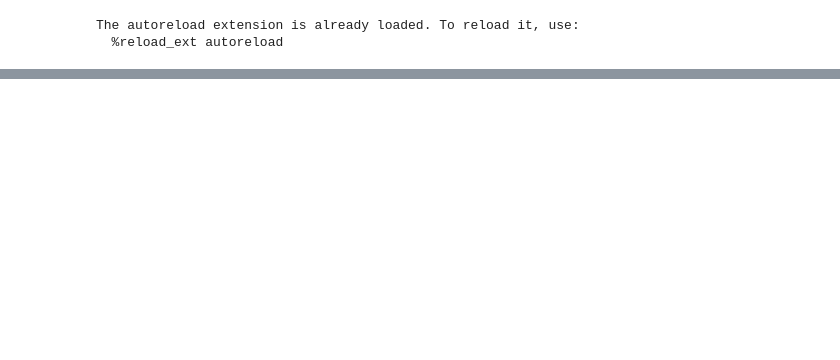
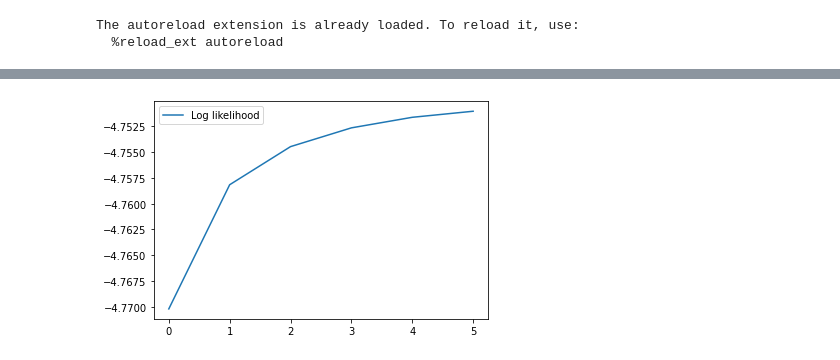
Before and after one commit to Ludvins/MCD_Bayesian_methods, a Jupyter notebook: Assignments/GMM/Practica2_GMM.ipynb, the cells around one changed output, grey strips where cells are left out. Saved outputs shown, nothing was run; the diff lists cells and outputs as text; code cells hidden in the pictures; blank space fills up the shorter version.

```diff
--- a/Assignments/GMM/Practica2_GMM.ipynb
+++ b/Assignments/GMM/Practica2_GMM.ipynb
@@ -140,0 +176,10 @@ Se debe visualizar los resultados obtenidos. Al menos se debe mostrar las covari
+# %%
+gmm = GaussianMixture(n_components=3, init_params="kmeans", random_state= 123)
+gmm.fit(X)
+
+log_probs = gmm.log_probs
+plt.plot(log_probs, label = "Log likelihood")
+plt.legend()
+plt.show()
+# %% [output]
+[figure, added]
```
Also changed, not shown: parts of 23 cells of this notebook, 2 other files.
